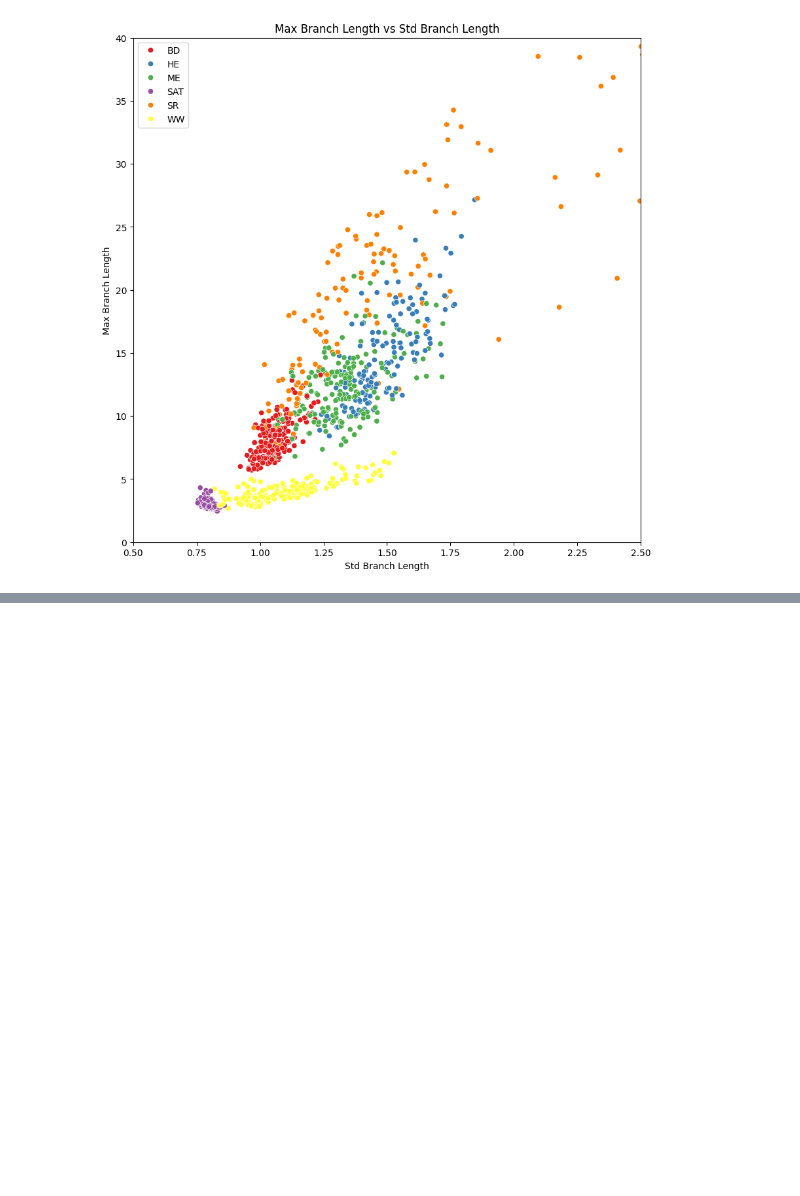
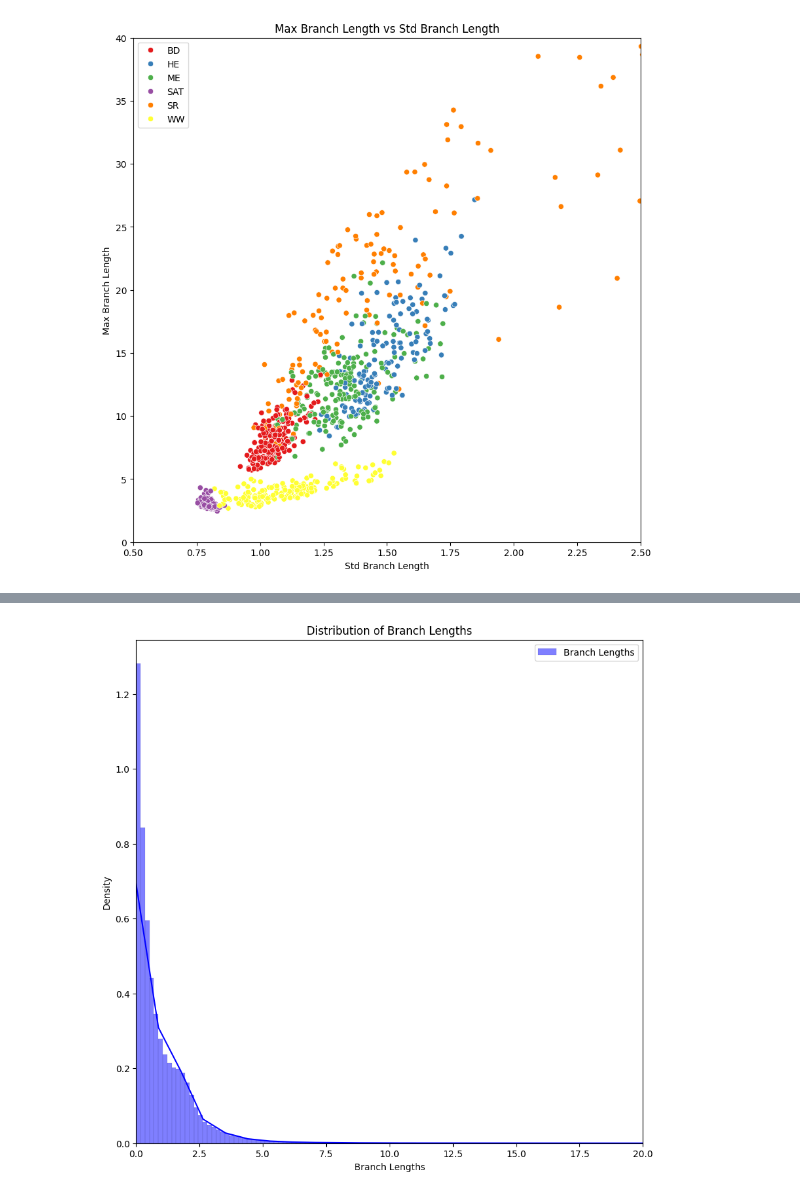
Before and after one commit to Pabloo22/phylo_gnn, a Jupyter notebook: notebooks/rescale_factor_analysis.ipynb, the cells around one changed output, grey strips where cells are left out. Saved outputs shown, nothing was run; the diff lists cells and outputs as text; code cells hidden in the pictures; blank space fills up the shorter version.

```diff
--- a/notebooks/rescale_factor_analysis.ipynb
+++ b/notebooks/rescale_factor_analysis.ipynb
@@ -185,0 +310,18 @@ plt.show()
+# %%
+plt.figure(figsize=(10, 10))
+sns.histplot(
+    data=branch_lengths.reshape(-1),
+    bins=1000,
+    stat="density",
+    color="blue",
+    kde=True,
+    label="Branch Lengths",
+)
+plt.title("Distribution of Branch Lengths")
+plt.xlabel("Branch Lengths")
+plt.ylabel("Density")
+plt.legend()
+plt.xlim(0, 20)
+plt.show()
+# %% [output]
+[figure, added]
```
Also changed, not shown: parts of 16 cells of this notebook.
